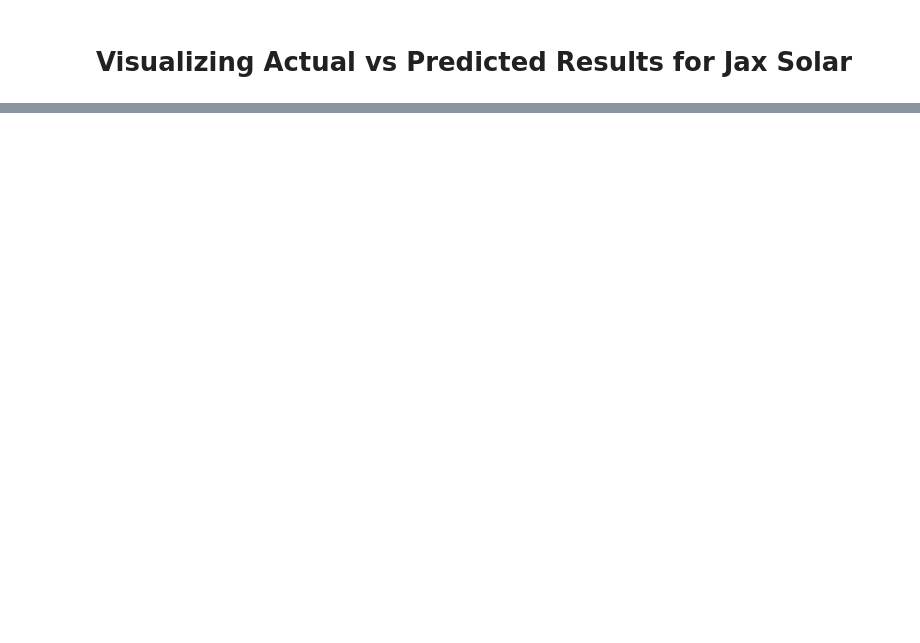
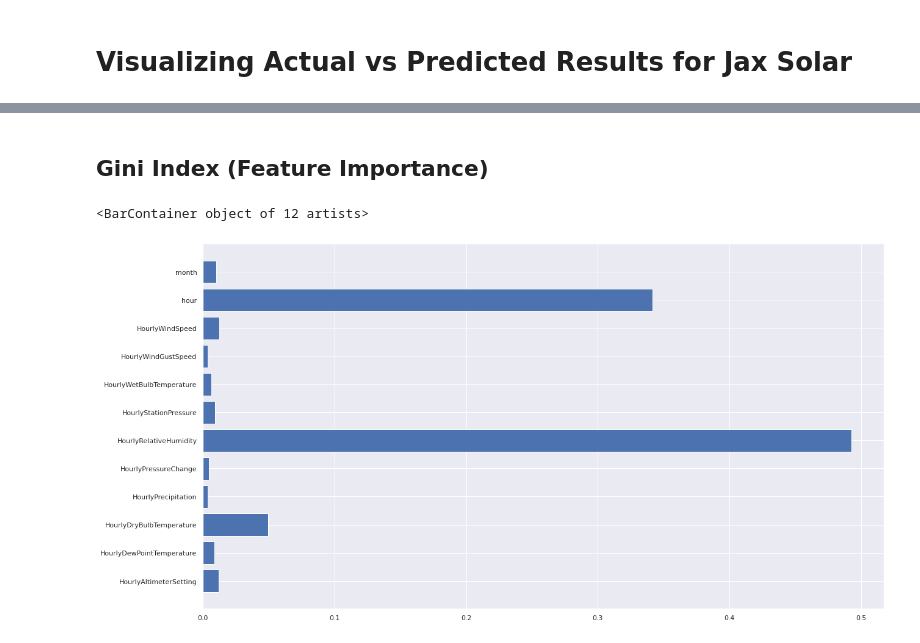
Before and after one commit to ajcantor1/AI-for-Good-Hackathon, a Jupyter notebook: star_final.ipynb, the cells around one changed output, grey strips where cells are left out. Drawn from its saved outputs; the diff is of its cells as text; code cells hidden in the pictures; blank space fills up the shorter version.

Commit message:
gini index graph website

```diff
--- a/star_final.ipynb
+++ b/star_final.ipynb
@@ -642,0 +643,23 @@ Text(0, 0.5, 'MWAC')
+# %% [markdown]
+## Gini Index (Feature Importance)
+# %%
+feature_names = ['HourlyAltimeterSetting', 'HourlyDewPointTemperature',
+    'HourlyDryBulbTemperature', 'HourlyPrecipitation',
+    'HourlyPressureChange',
+    'HourlyRelativeHumidity',
+    'HourlyStationPressure', 'HourlyWetBulbTemperature',
+    'HourlyWindGustSpeed', 'HourlyWindSpeed', 'hour', 'month', 'FEW', 'SCT',
+    'BKN', 'CLR', 'OVC', 'VV', 'c10', '0', '10', '100', '110', '120', '130',
+    '140', '150', '160', '170', '180', '190', '20', '200', '210', '220',
+    '230', '240', '250', '260', '270', '280', '290', '30', '300', '310',
+    '320', '330', '340', '350', '360', '40', '50', '60', '70', '80', '90',
+    'VRB'
+]
+
+
+sn.set(font_scale=1)
+f, ax = plt.subplots(figsize=(20, 11))
+plt.barh(feature_names[0:12],  rf_models['Jax Solar'].feature_importances_[0:12])
+# %% [output]
+<BarContainer object of 12 artists>
+[figure, added]
```
Also changed, not shown: parts of 5 cells of this notebook, 6 other files.
